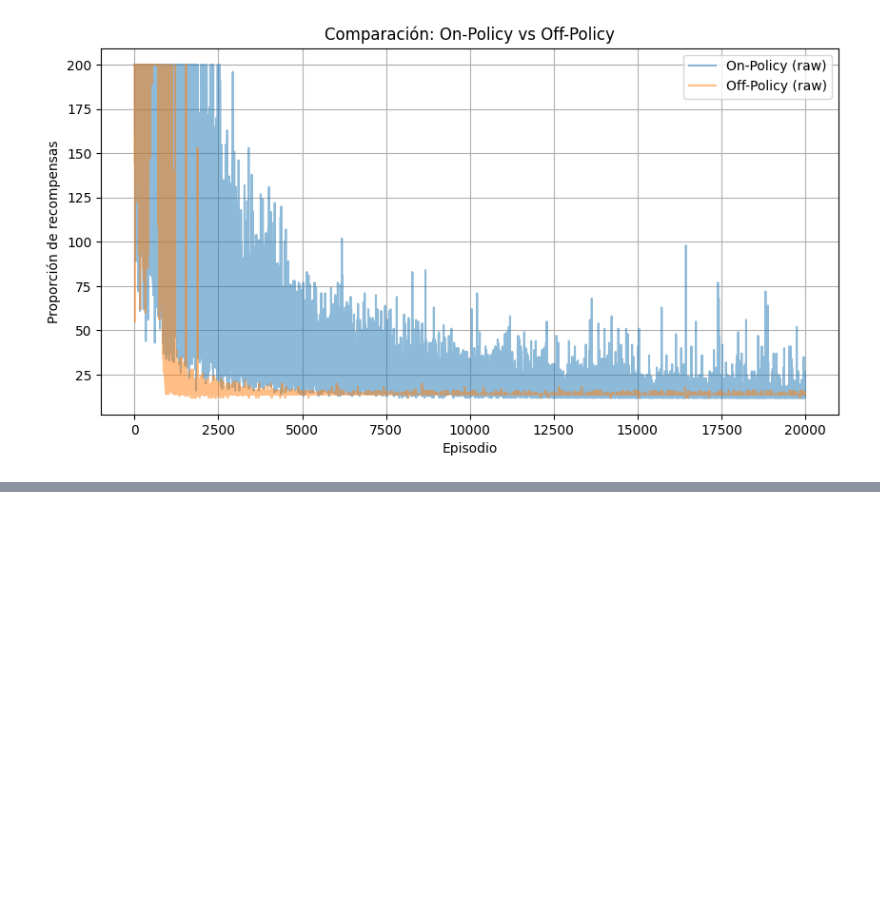
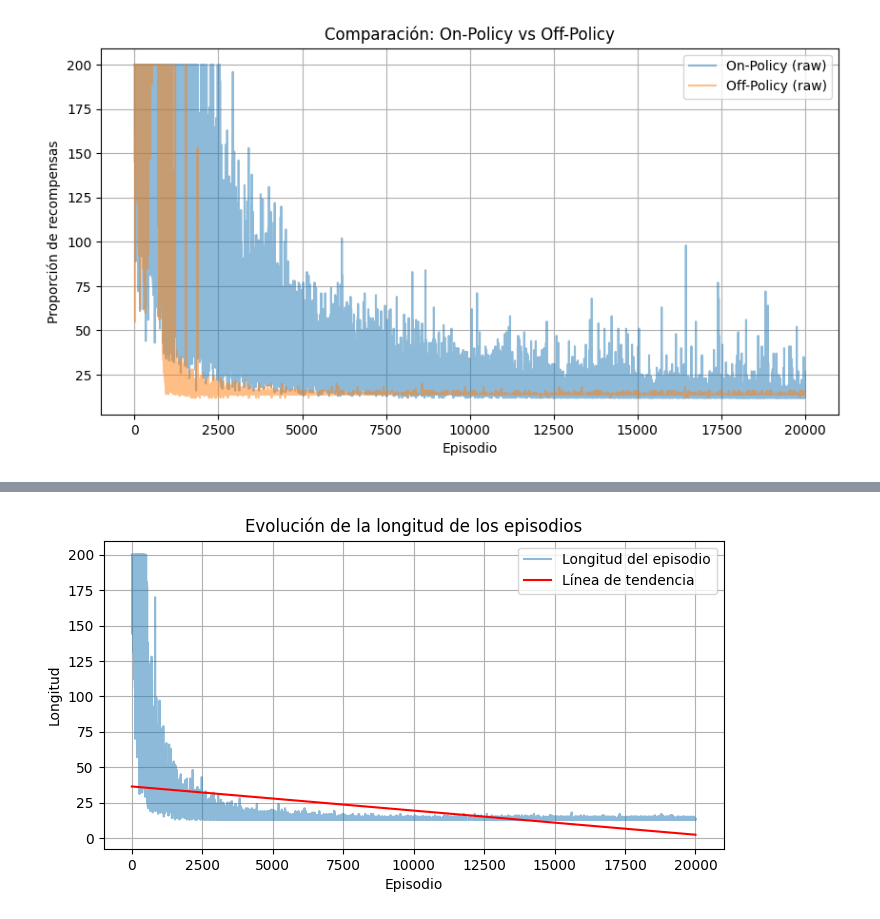
Before and after one commit to MrCharli03/RL_BFRRCE, a Jupyter notebook: NotebookTD.ipynb, the cells around one changed output, grey strips where cells are left out. Cells and saved outputs as stored; diff of their text form; code cells hidden in the pictures; blank space fills up the shorter version.

```diff
--- a/NotebookTD.ipynb
+++ b/NotebookTD.ipynb
@@ -938,0 +1307,4 @@ plot_comparison(episodes_sizes_sarsa, episodes_sizes_ql)
+# %%
+plot_episode_lengths(episodes_sizes_dqn)
+# %% [output]
+[figure, added]
```
Also changed, not shown: parts of 43 cells of this notebook.
